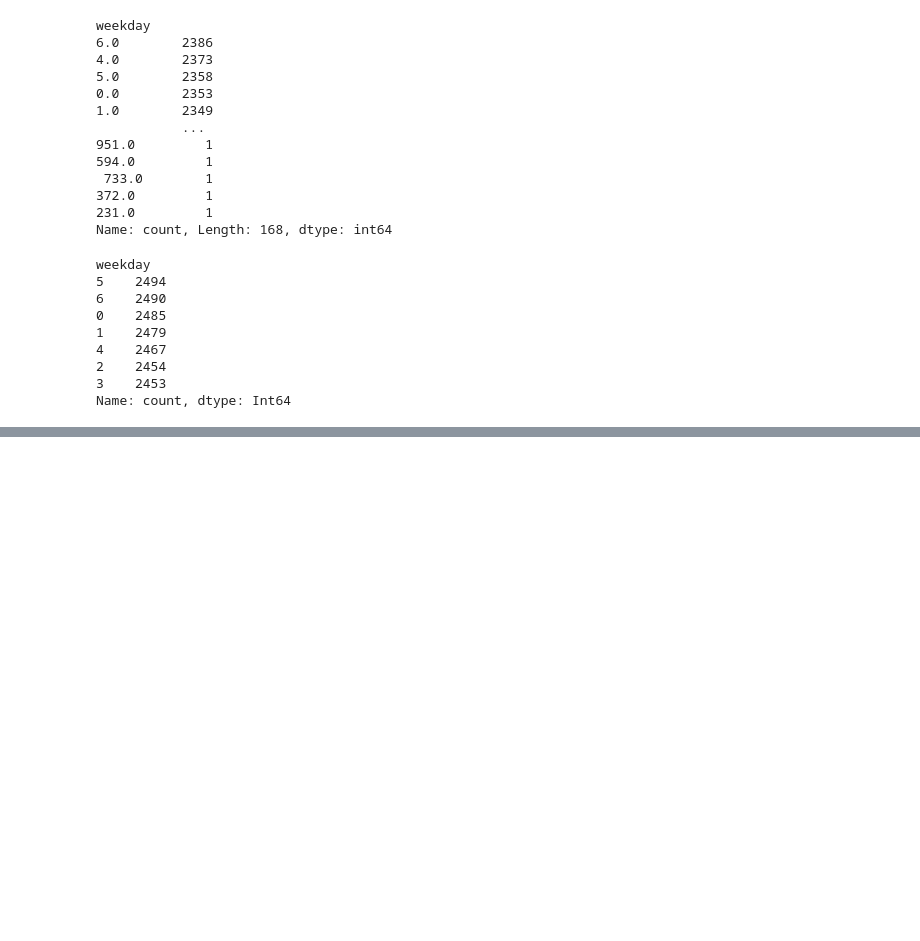
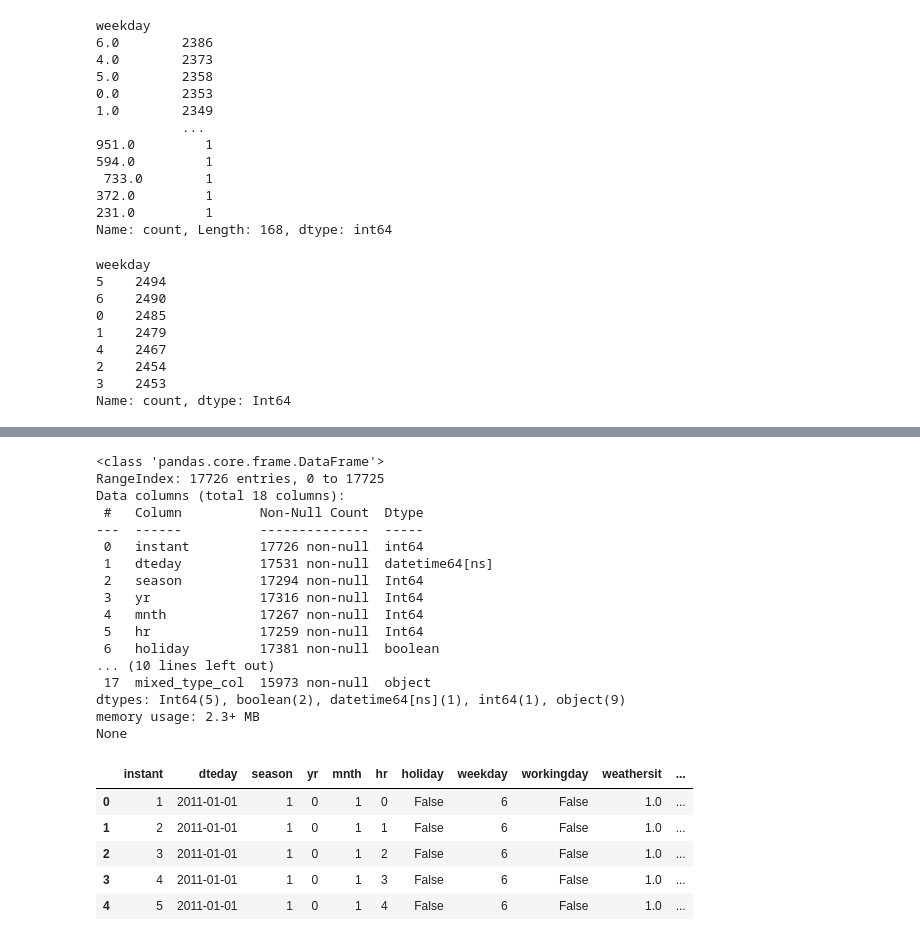
Before and after one commit to jgarcia/bike_sharing_alt, a Jupyter notebook: notebooks/data_cleanup.ipynb, the cells around one changed output, grey strips where cells are left out. Saved outputs shown, nothing was run; the diff lists cells and outputs as text; code cells hidden in the pictures; blank space fills up the shorter version.

```diff
--- a/notebooks/data_cleanup.ipynb
+++ b/notebooks/data_cleanup.ipynb
@@ -262,0 +315,7 @@ df.to_csv('../data/bike_sharing_cleaned.csv', index=False)
+# %%
+df['holiday'] = pd.to_numeric(df['holiday'], errors='coerce').astype('Int64')
+df.loc[~df['holiday'].isin([0, 1]), 'holiday'] = pd.NA
+df['workingday'] = pd.to_numeric(df['workingday'], errors='coerce').astype('Int64')
+df.loc[~df['workingday'].isin([0, 1]), 'workingday'] = pd.NA
+print(df['holiday'].value_counts())
+print(df['workingday'].value_counts())
@@ -262,0 +331,6 @@ df.to_csv('../data/bike_sharing_cleaned.csv', index=False)
+# %%
+# cast as boolean
+df['holiday'] = df['holiday'].astype('boolean')
+df['workingday'] = df['workingday'].astype('boolean')
+print(df['holiday'].value_counts())
+print(df['workingday'].value_counts())
@@ -262,0 +349,27 @@ df.to_csv('../data/bike_sharing_cleaned.csv', index=False)
+# %%
+print(df.info())
+df.head()
+# %% [output]
+<class 'pandas.core.frame.DataFrame'>
+RangeIndex: 17726 entries, 0 to 17725
+Data columns (total 18 columns):
+ #   Column          Non-Null Count  Dtype
+---  ------          --------------  -----
+ 0   instant         17726 non-null  int64
+ 1   dteday          17531 non-null  datetime64[ns]
+ 2   season          17294 non-null  Int64
+ 3   yr              17316 non-null  Int64
+ 4   mnth            17267 non-null  Int64
+ 5   hr              17259 non-null  Int64
+ 6   holiday         17381 non-null  boolean
+... (10 lines left out)
+ 17  mixed_type_col  15973 non-null  object
+dtypes: Int64(5), boolean(2), datetime64[ns](1), int64(1), object(9)
+memory usage: 2.3+ MB
+None
+|  | instant | dteday | season | yr | mnth | hr | holiday | weekday | workingday | weathersit | ... |
+| 0 | 1 | 2011-01-01 | 1 | 0 | 1 | 0 | False | 6 | False | 1.0 | ... |
+| 1 | 2 | 2011-01-01 | 1 | 0 | 1 | 1 | False | 6 | False | 1.0 | ... |
+| 2 | 3 | 2011-01-01 | 1 | 0 | 1 | 2 | False | 6 | False | 1.0 | ... |
+| 3 | 4 | 2011-01-01 | 1 | 0 | 1 | 3 | False | 6 | False | 1.0 | ... |
+| 4 | 5 | 2011-01-01 | 1 | 0 | 1 | 4 | False | 6 | False | 1.0 | ... |
```
Also changed, not shown: parts of 6 cells of this notebook, 1 other file.
